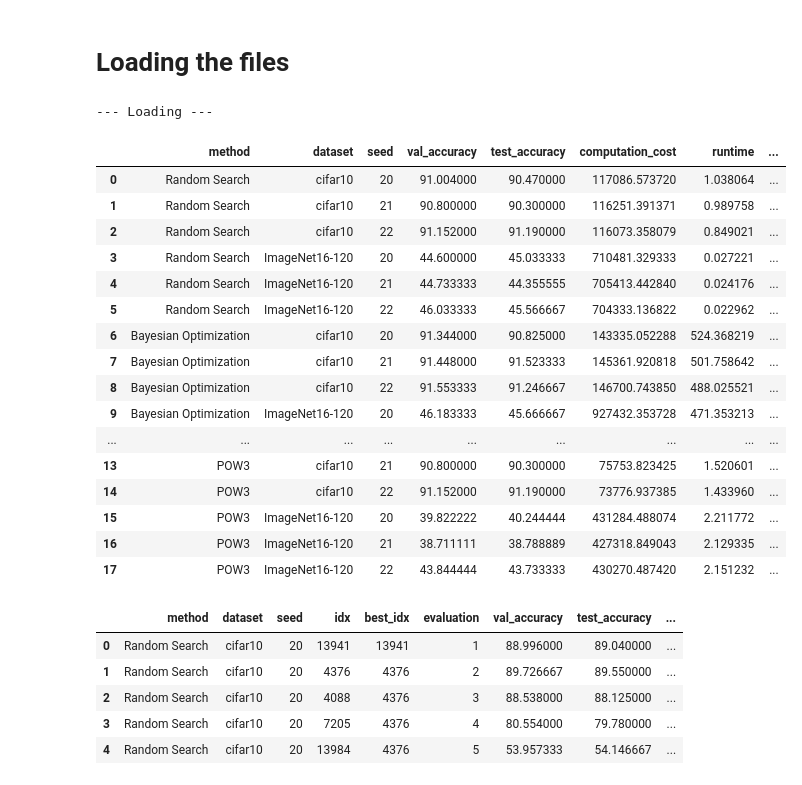
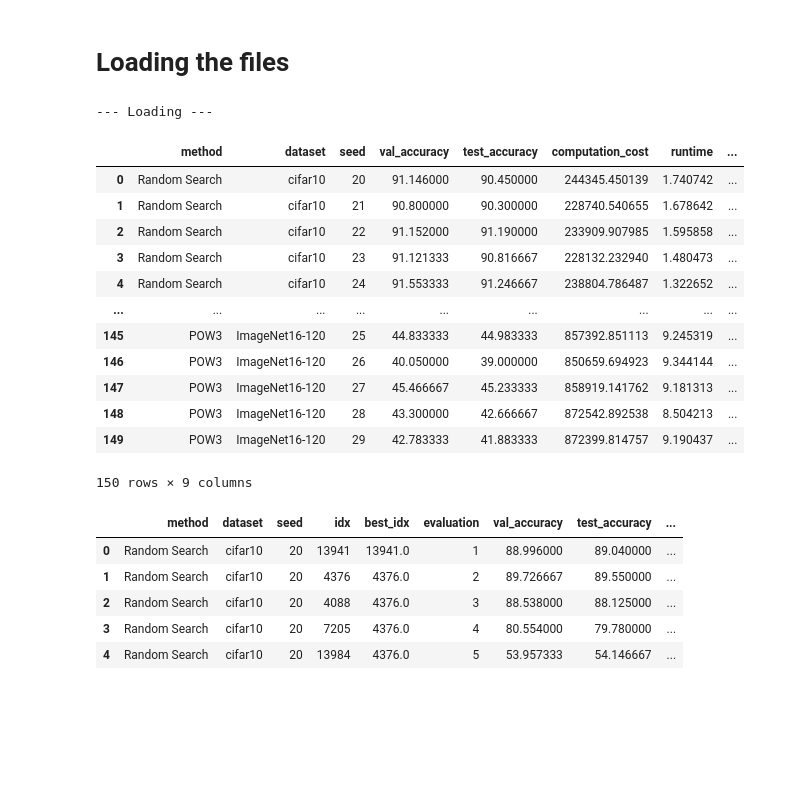
Before and after one commit to MrHydrion/AutoML-assignment2, a Jupyter notebook: A2.ipynb, the cells around one changed output. Saved outputs shown, nothing was run; the diff lists cells and outputs as text; code cells hidden in the pictures; blank space fills up the shorter version.

```diff
--- a/A2.ipynb
+++ b/A2.ipynb
@@ -516,9 +606,9 @@ def iterative_learning_curve(seed, hp_schedule, n_evals, dataset, step_size):
 # Testing
 # %%
 # for now we do 3 seeds and 2 databases
-DATASETS = ['cifar10', 'ImageNet16-120'] # different image sizes and data characterisitc
-SEEDS = [20, 21, 22]
-N_CONFIGS = 64 # amount of architectures evaluated # probabbly do a different one
+DATASETS = ['cifar10', 'cifar100', 'ImageNet16-120'] # different image sizes and data characterisitc
+SEEDS = [20, 21, 22, 23, 24, 25, 26, 27, 28, 29]
+N_CONFIGS = 128 # amount of architectures evaluated # probabbly do a different one
 HP_SCHEDULE = 200 # amount of epochs there is being trainted on
 
 def experiment(function, **kwargs):
@@ -697,12 +762,16 @@ def load_results(filename):
 print("--- Loading ---")
 
 rs_result = load_results("random_search_results.pkl")
+ra_result = load_results("random_sampling_results.pkl")
 ba_result = load_results("bayesian_optimization_results.pkl")
+sh_result = load_results("successive_halving_results.pkl")
 ilc_result = load_results("iterative_learning_curve.pkl")
 
 all_results = {
     "Random Search": rs_result,
+    "Random Sampling": ra_result,
     "Bayesian Optimization": ba_result,
+    "Successive Halving": sh_result,
     "POW3": ilc_result
 }
 
@@ -725,63 +794,56 @@ for method, results in all_results.items():
                 "computation_cost": final["computation_cost"],
                 "runtime": run.get("runtime", np.nan),
                 "architectures_considered": len(set(r["idx"] for r in records)),
-                "architectures_completed": sum(
-                    r["epochs_trained"] == HP_SCHEDULE
-                    for r in records
-                ) if all("epochs_trained" in r for r in records) else np.nan
+                "architectures_completed": len(set(r["idx"] for r in records if r.get("epochs_trained") == HP_SCHEDULE))
             })
 
             for r in records:
                 history_rows.append({
                     "method": method,
                     "dataset": dataset,
                     "seed": seed,
                     **r
                 })
 
 summary_df = pd.DataFrame(summary_rows)
 history_df = pd.DataFrame(history_rows)
 
 display(summary_df)
 display(history_df.head())
 # all_results
 # ├── Random Search
 # │   ├── cifar10
 # │   │   ├── 20
 # │   │   ├── 21
 # │   │   └── 22
 # │   └── ImageNet16-120
 # ├── Bayesian Optimisation
 # │   ├── cifar10
 # │   └── ImageNet16-120
 # └── POW3
 #     ├── cifar10
 #     └── ImageNet16-120
 # %% [output]
 --- Loading ---
 |  | method | dataset | seed | val_accuracy | test_accuracy | computation_cost | runtime | ... |
-| 0 | Random Search | cifar10 | 20 | 91.004000 | 90.470000 | 117086.573720 | 1.038064 | ... |
-| 1 | Random Search | cifar10 | 21 | 90.800000 | 90.300000 | 116251.391371 | 0.989758 | ... |
-| 2 | Random Search | cifar10 | 22 | 91.152000 | 91.190000 | 116073.358079 | 0.849021 | ... |
-| 3 | Random Search | ImageNet16-120 | 20 | 44.600000 | 45.033333 | 710481.329333 | 0.027221 | ... |
-| 4 | Random Search | ImageNet16-120 | 21 | 44.733333 | 44.355555 | 705413.442840 | 0.024176 | ... |
-| 5 | Random Search | ImageNet16-120 | 22 | 46.033333 | 45.566667 | 704333.136822 | 0.022962 | ... |
-| 6 | Bayesian Optimization | cifar10 | 20 | 91.344000 | 90.825000 | 143335.052288 | 524.368219 | ... |
-| 7 | Bayesian Optimization | cifar10 | 21 | 91.448000 | 91.523333 | 145361.920818 | 501.758642 | ... |
-| 8 | Bayesian Optimization | cifar10 | 22 | 91.553333 | 91.246667 | 146700.743850 | 488.025521 | ... |
-| 9 | Bayesian Optimization | ImageNet16-120 | 20 | 46.183333 | 45.666667 | 927432.353728 | 471.353213 | ... |
+| 0 | Random Search | cifar10 | 20 | 91.146000 | 90.450000 | 244345.450139 | 1.740742 | ... |
+| 1 | Random Search | cifar10 | 21 | 90.800000 | 90.300000 | 228740.540655 | 1.678642 | ... |
+| 2 | Random Search | cifar10 | 22 | 91.152000 | 91.190000 | 233909.907985 | 1.595858 | ... |
+| 3 | Random Search | cifar10 | 23 | 91.121333 | 90.816667 | 228132.232940 | 1.480473 | ... |
+| 4 | Random Search | cifar10 | 24 | 91.553333 | 91.246667 | 238804.786487 | 1.322652 | ... |
 | ... | ... | ... | ... | ... | ... | ... | ... | ... |
-| 13 | POW3 | cifar10 | 21 | 90.800000 | 90.300000 | 75753.823425 | 1.520601 | ... |
-| 14 | POW3 | cifar10 | 22 | 91.152000 | 91.190000 | 73776.937385 | 1.433960 | ... |
-| 15 | POW3 | ImageNet16-120 | 20 | 39.822222 | 40.244444 | 431284.488074 | 2.211772 | ... |
-| 16 | POW3 | ImageNet16-120 | 21 | 38.711111 | 38.788889 | 427318.849043 | 2.129335 | ... |
-| 17 | POW3 | ImageNet16-120 | 22 | 43.844444 | 43.733333 | 430270.487420 | 2.151232 | ... |
+| 145 | POW3 | ImageNet16-120 | 25 | 44.833333 | 44.983333 | 857392.851113 | 9.245319 | ... |
+| 146 | POW3 | ImageNet16-120 | 26 | 40.050000 | 39.000000 | 850659.694923 | 9.344144 | ... |
+| 147 | POW3 | ImageNet16-120 | 27 | 45.466667 | 45.233333 | 858919.141762 | 9.181313 | ... |
+| 148 | POW3 | ImageNet16-120 | 28 | 43.300000 | 42.666667 | 872542.892538 | 8.504213 | ... |
+| 149 | POW3 | ImageNet16-120 | 29 | 42.783333 | 41.883333 | 872399.814757 | 9.190437 | ... |
+150 rows × 9 columns
 |  | method | dataset | seed | idx | best_idx | evaluation | val_accuracy | test_accuracy | ... |
-| 0 | Random Search | cifar10 | 20 | 13941 | 13941 | 1 | 88.996000 | 89.040000 | ... |
-| 1 | Random Search | cifar10 | 20 | 4376 | 4376 | 2 | 89.726667 | 89.550000 | ... |
-| 2 | Random Search | cifar10 | 20 | 4088 | 4376 | 3 | 88.538000 | 88.125000 | ... |
-| 3 | Random Search | cifar10 | 20 | 7205 | 4376 | 4 | 80.554000 | 79.780000 | ... |
-| 4 | Random Search | cifar10 | 20 | 13984 | 4376 | 5 | 53.957333 | 54.146667 | ... |
+| 0 | Random Search | cifar10 | 20 | 13941 | 13941.0 | 1 | 88.996000 | 89.040000 | ... |
+| 1 | Random Search | cifar10 | 20 | 4376 | 4376.0 | 2 | 89.726667 | 89.550000 | ... |
+| 2 | Random Search | cifar10 | 20 | 4088 | 4376.0 | 3 | 88.538000 | 88.125000 | ... |
+| 3 | Random Search | cifar10 | 20 | 7205 | 4376.0 | 4 | 80.554000 | 79.780000 | ... |
+| 4 | Random Search | cifar10 | 20 | 13984 | 4376.0 | 5 | 53.957333 | 54.146667 | ... |
 # %%
 # table containing average over seeds
 final_comparison = (
```
Also changed, not shown: parts of 5 cells of this notebook, 5 other files.
